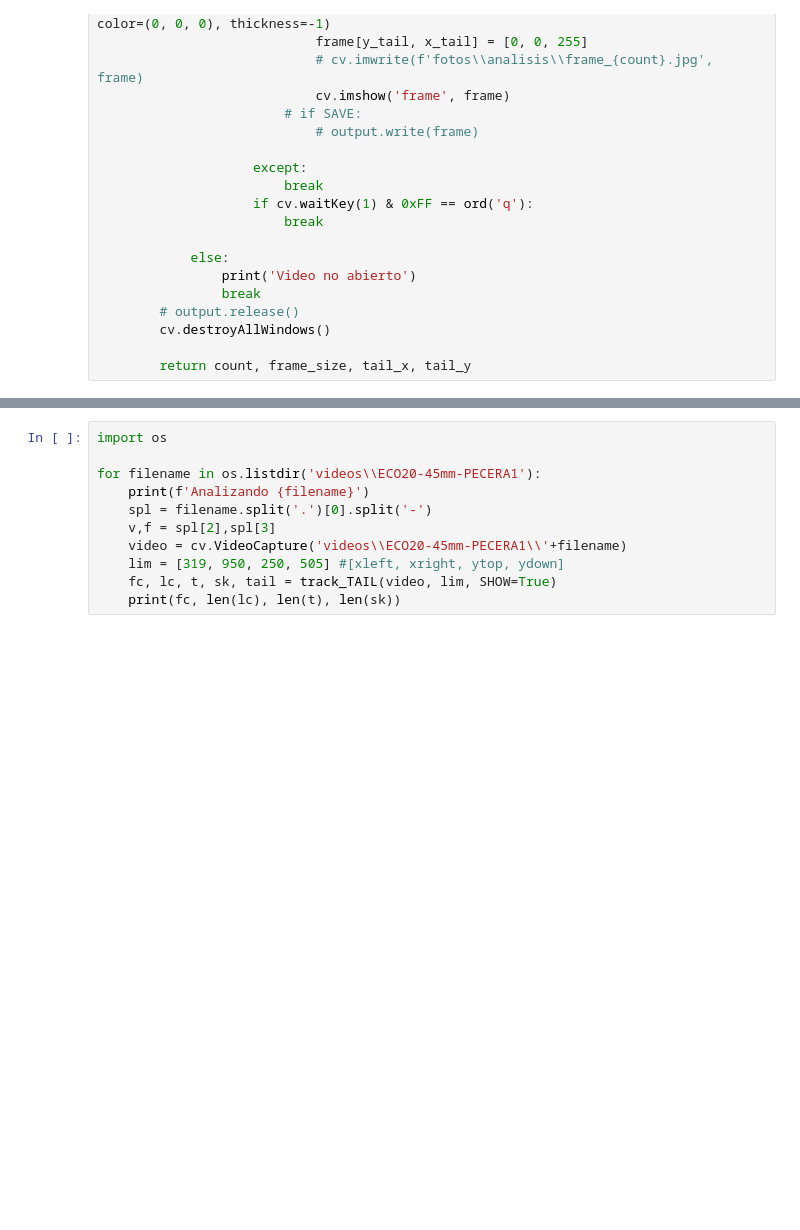
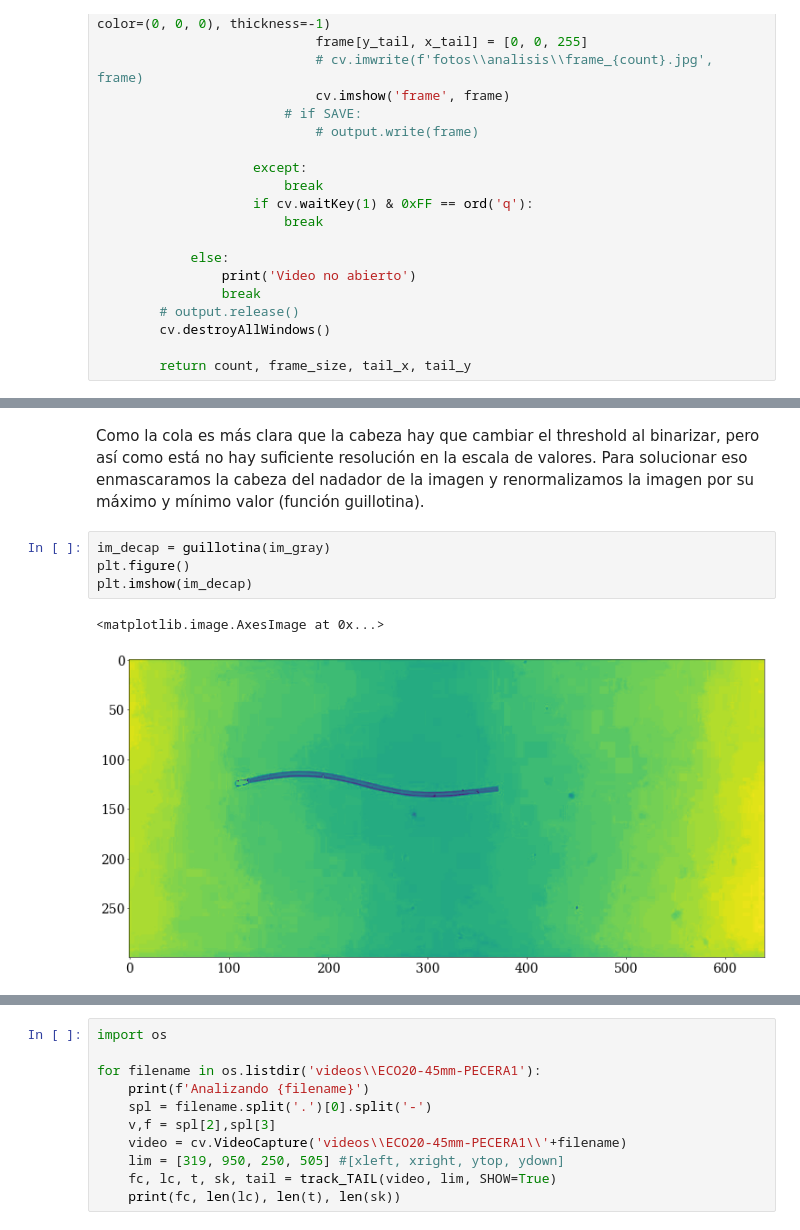
Before and after one commit to gardianc/Nado-ondulatorio, a Jupyter notebook: track_tail.ipynb, the cells around one changed output, grey strips where cells are left out. Saved outputs shown, nothing was run; the diff lists cells and outputs as text; blank space fills up the shorter version.

```diff
--- a/track_tail.ipynb
+++ b/track_tail.ipynb
@@ -264,0 +272,9 @@ im = cortar(im, lim)
+# %% [markdown]
+Como la cola es más clara que la cabeza hay que cambiar el threshold al binarizar, pero así como está no hay suficiente resolución en la escala de valores. Para solucionar eso enmascaramos la cabeza del nadador de la imagen y renormalizamos la imagen por su máximo y mínimo valor (función guillotina).
+# %%
+im_decap = guillotina(im_gray)
+plt.figure()
+plt.imshow(im_decap)
+# %% [output]
+<matplotlib.image.AxesImage at 0x...>
+[figure, added]
```
Also changed, not shown: parts of 20 cells of this notebook, 1 other file.
